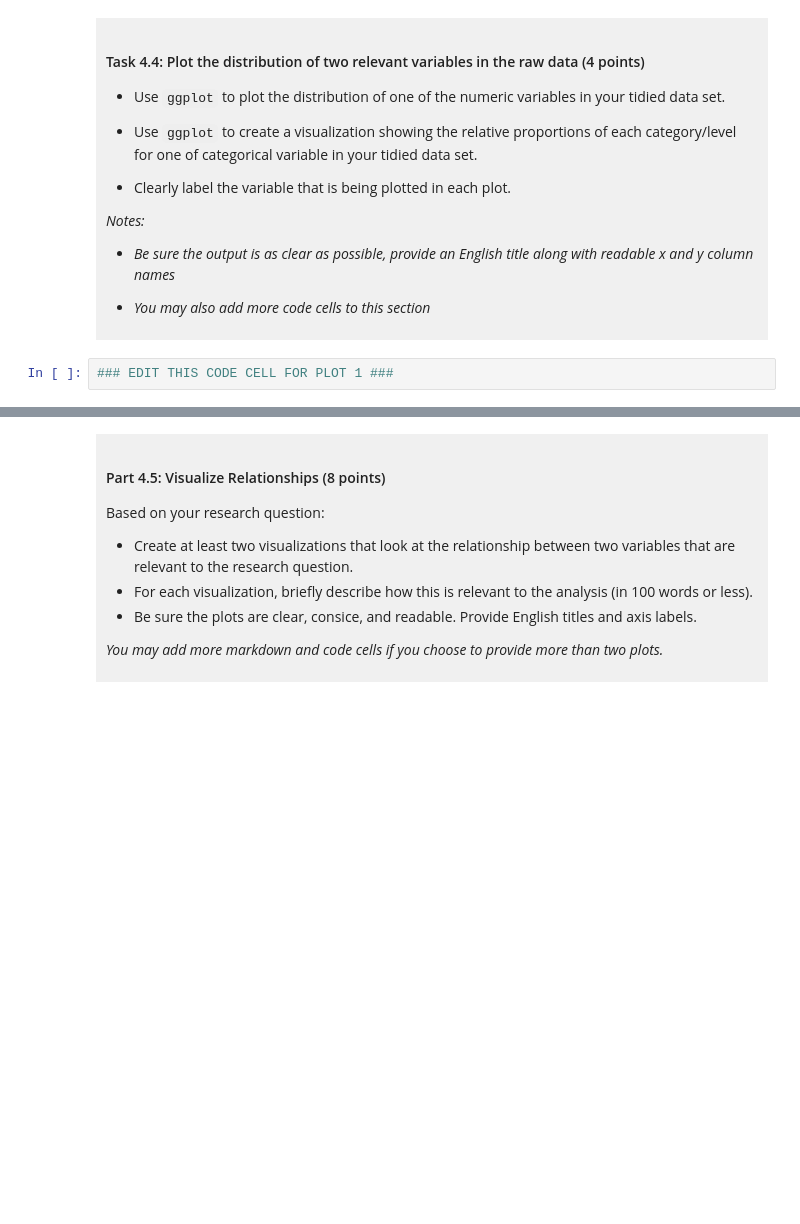
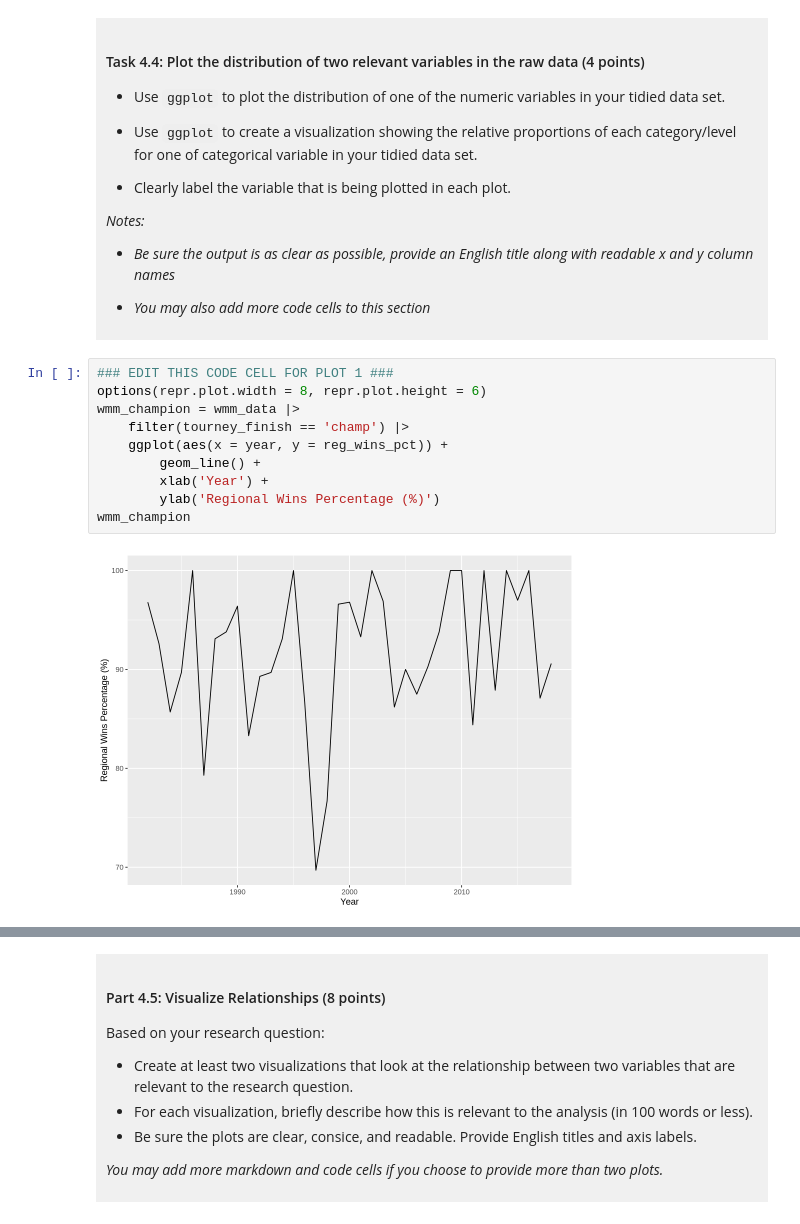
Before and after one commit to reverbsw/dsci-100-project-jun-chu, a Jupyter notebook: dsci-100-project-notebook.ipynb, the cells around one changed output, grey strips where cells are left out. Drawn from its saved outputs; the diff is of its cells as text; blank space fills up the shorter version.

```diff
--- a/dsci-100-project-notebook.ipynb
+++ b/dsci-100-project-notebook.ipynb
@@ -303,5 +353,15 @@ You will refine your research question (if needed) and produce a tidy data set.
 </div>
 # %%
 ### EDIT THIS CODE CELL FOR PLOT 1 ###
+options(repr.plot.width = 8, repr.plot.height = 6)
+wmm_champion = wmm_data |>
+    filter(tourney_finish == 'champ') |>
+    ggplot(aes(x = year, y = reg_wins_pct)) +
+        geom_line() +
+        xlab('Year') +
+        ylab('Regional Wins Percentage (%)')
+wmm_champion
+# %% [output]
+[figure, added]
 # %%
 ### EDIT THIS CODE CELL FOR PLOT 2 ###
```
Also changed, not shown: parts of 11 cells of this notebook.
